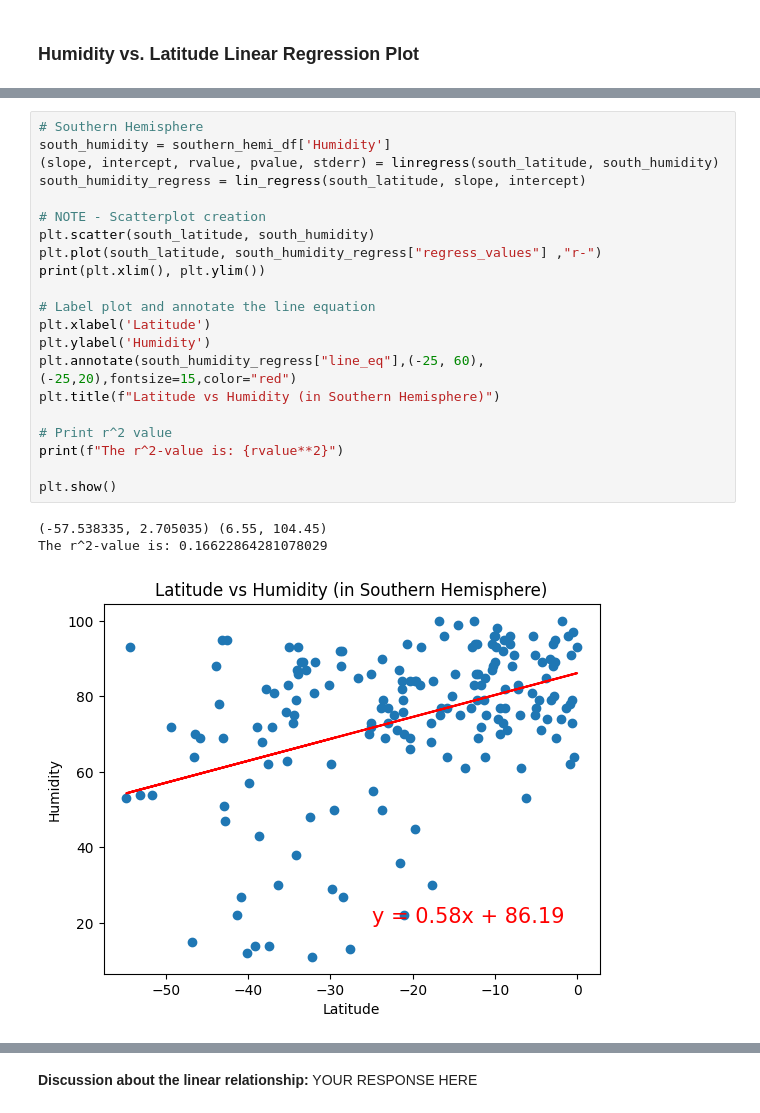
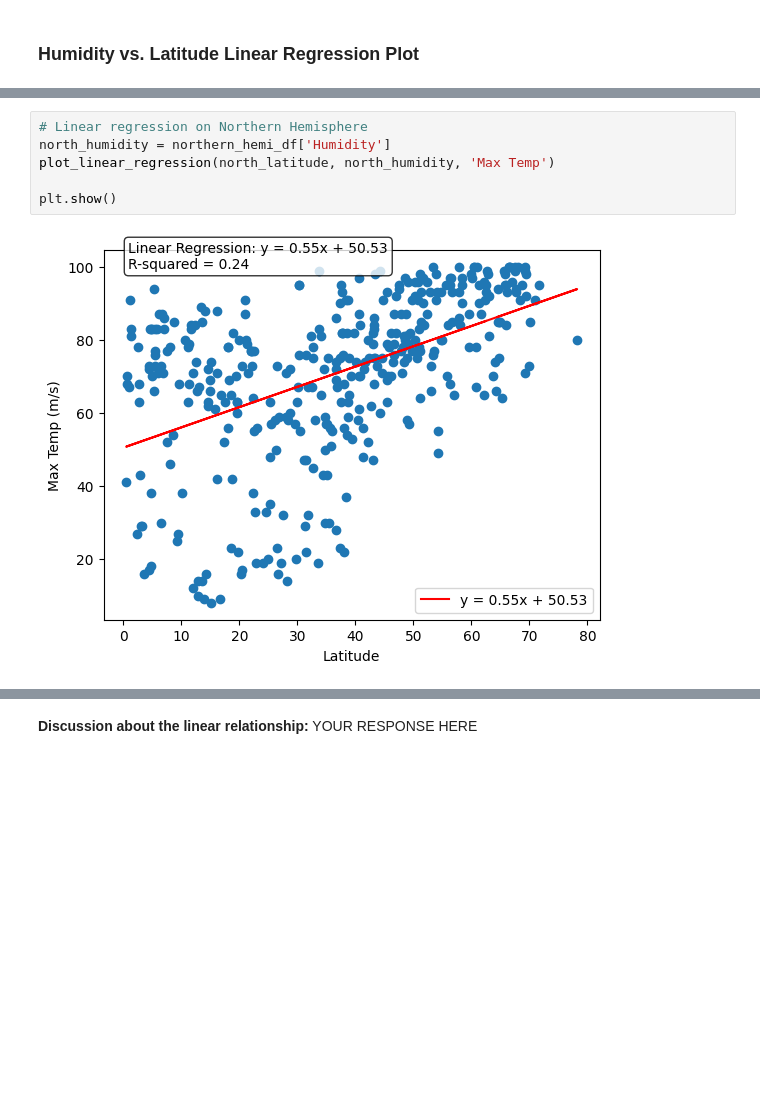
Before and after one commit to qstibbins/python-api-challenge, a Jupyter notebook: WeatherPy.ipynb, the cells around one changed output, grey strips where cells are left out. Drawn from its saved outputs; the diff is of its cells as text; blank space fills up the shorter version.

```diff
--- a/WeatherPy.ipynb
+++ b/WeatherPy.ipynb
@@ -386,25 +349,8 @@ The r^2-value is: 0.13553164004660673
-# %%
-# Southern Hemisphere
-south_humidity = southern_hemi_df['Humidity']
-(slope, intercept, rvalue, pvalue, stderr) = linregress(south_latitude, south_humidity)
-south_humidity_regress = lin_regress(south_latitude, slope, intercept)
-
-# NOTE - Scatterplot creation
-plt.scatter(south_latitude, south_humidity)
-plt.plot(south_latitude, south_humidity_regress["regress_values"] ,"r-")
-print(plt.xlim(), plt.ylim())
-
-# Label plot and annotate the line equation
-plt.xlabel('Latitude')
-plt.ylabel('Humidity')
-plt.annotate(south_humidity_regress["line_eq"],(-25, 60),(-25,20),fontsize=15,color="red")
-plt.title(f"Latitude vs Humidity (in Southern Hemisphere)")
-
-# Print r^2 value
-print(f"The r^2-value is: {rvalue**2}")
-
-plt.show()
-# %% [output]
-(-57.538335, 2.705035) (6.55, 104.45)
-The r^2-value is: 0.16622864281078029
-[figure, removed]
+# %%
+# Linear regression on Northern Hemisphere
+north_humidity = northern_hemi_df['Humidity']
+plot_linear_regression(north_latitude, north_humidity, 'Max Temp')
+
+plt.show()
+# %% [output]
+[figure, added]
```
Also changed, not shown: parts of 27 cells of this notebook, 6 other files.
